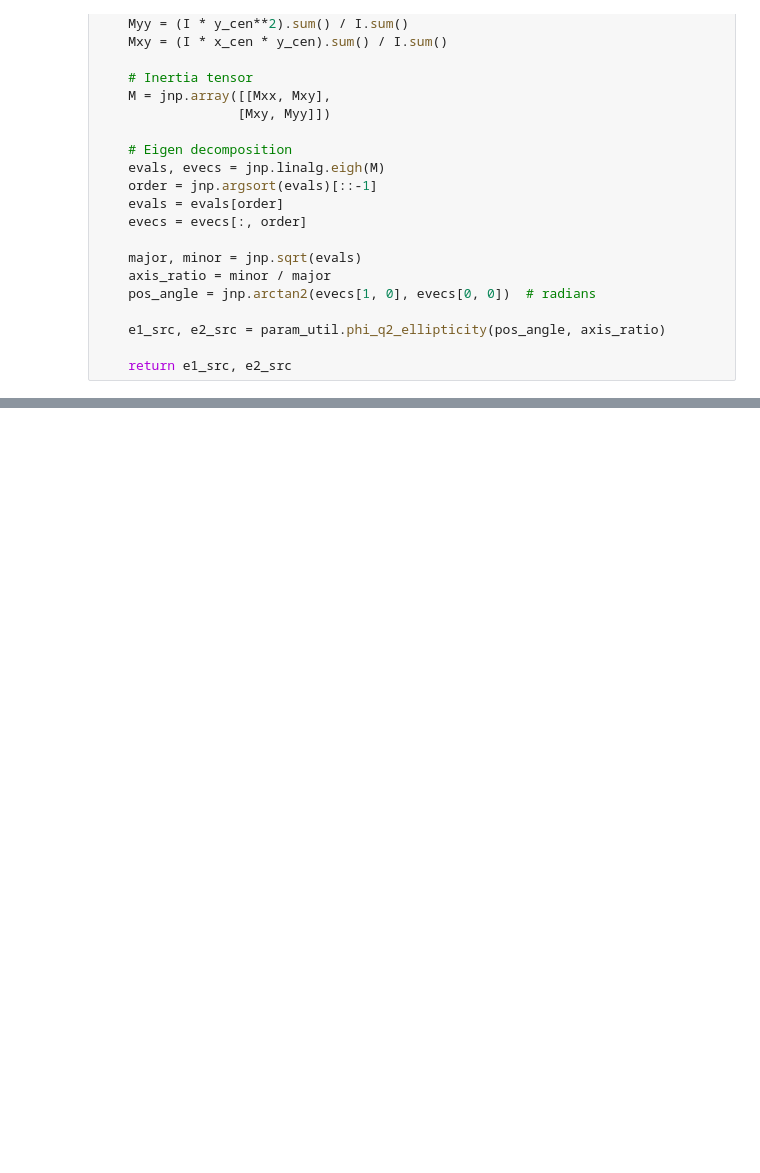
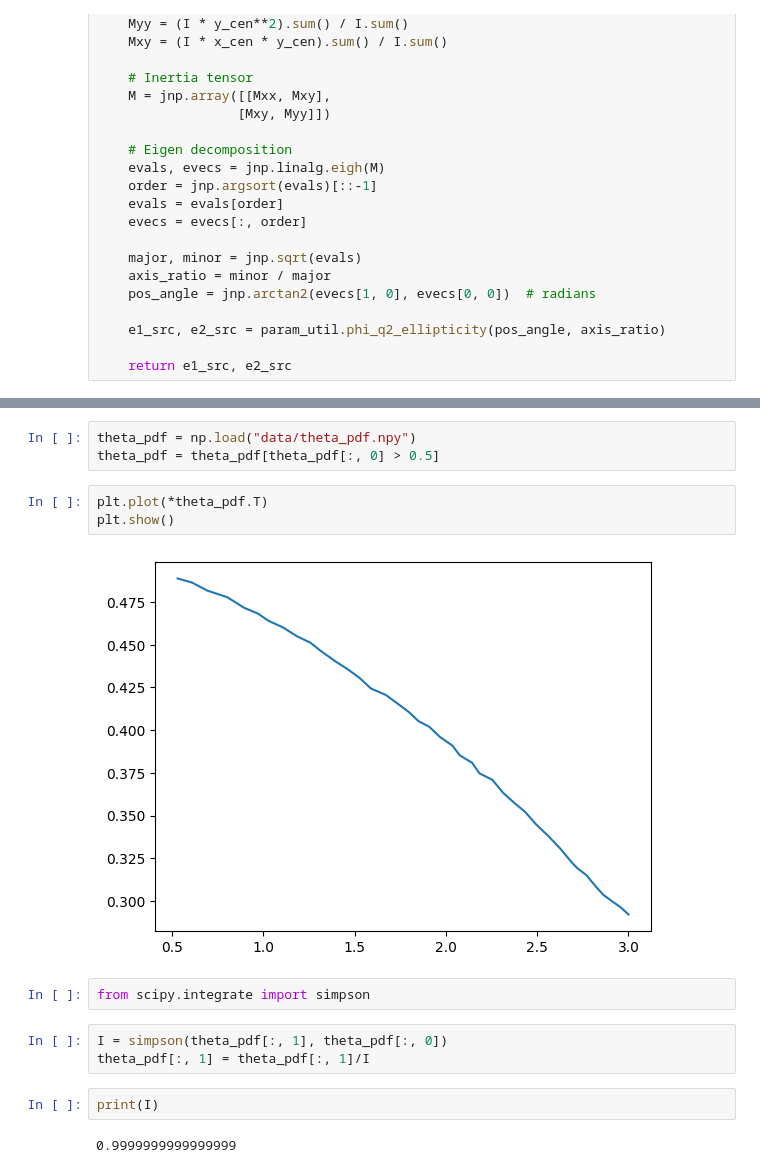
Before and after one commit to OliverRedhead/Gravitational-Lensing, a Jupyter notebook: euclid_generator/testing.ipynb, the cells around one changed output, grey strips where cells are left out. Cells and saved outputs as stored; diff of their text form; blank space fills up the shorter version.

```diff
--- a/euclid_generator/testing.ipynb
+++ b/euclid_generator/testing.ipynb
@@ -314,0 +229,17 @@ plt.show()
+# %%
+theta_pdf = np.load("data/theta_pdf.npy")
+theta_pdf = theta_pdf[theta_pdf[:, 0] > 0.5]
+# %%
+plt.plot(*theta_pdf.T)
+plt.show()
+# %% [output]
+[figure, added]
+# %%
+from scipy.integrate import simpson
+# %%
+I = simpson(theta_pdf[:, 1], theta_pdf[:, 0])
+theta_pdf[:, 1] = theta_pdf[:, 1]/I
+# %%
+print(I)
+# %% [output]
+0.9999999999999999
```
Also changed, not shown: parts of 62 cells of this notebook, 40 other files.
